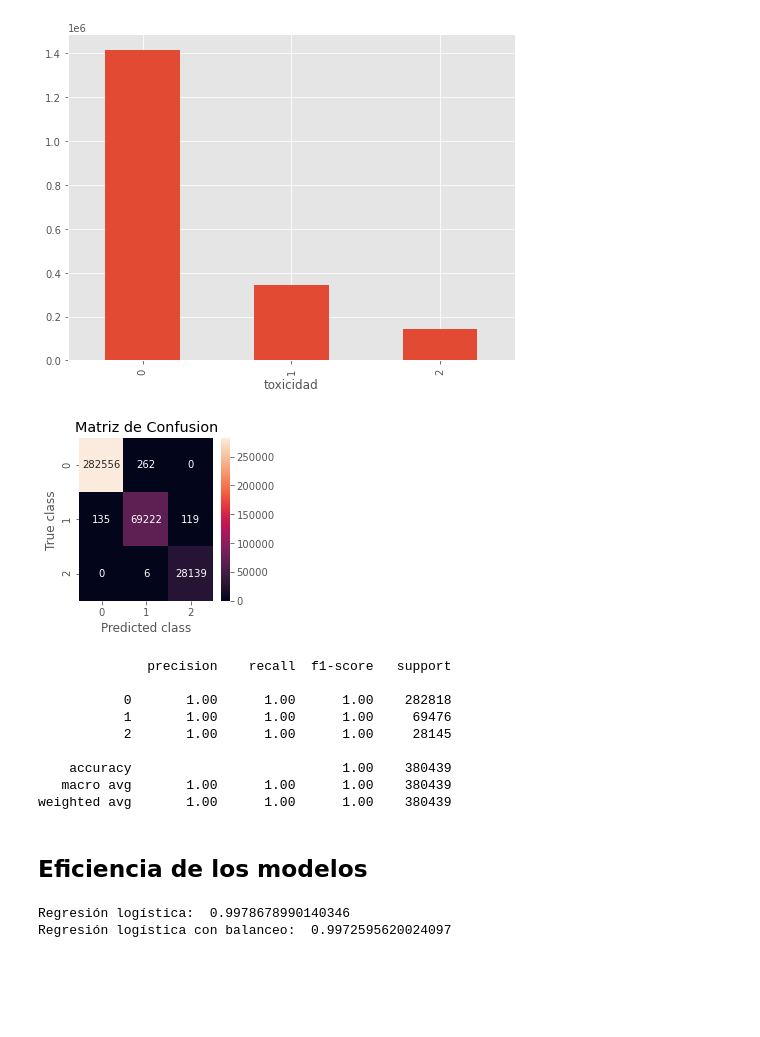
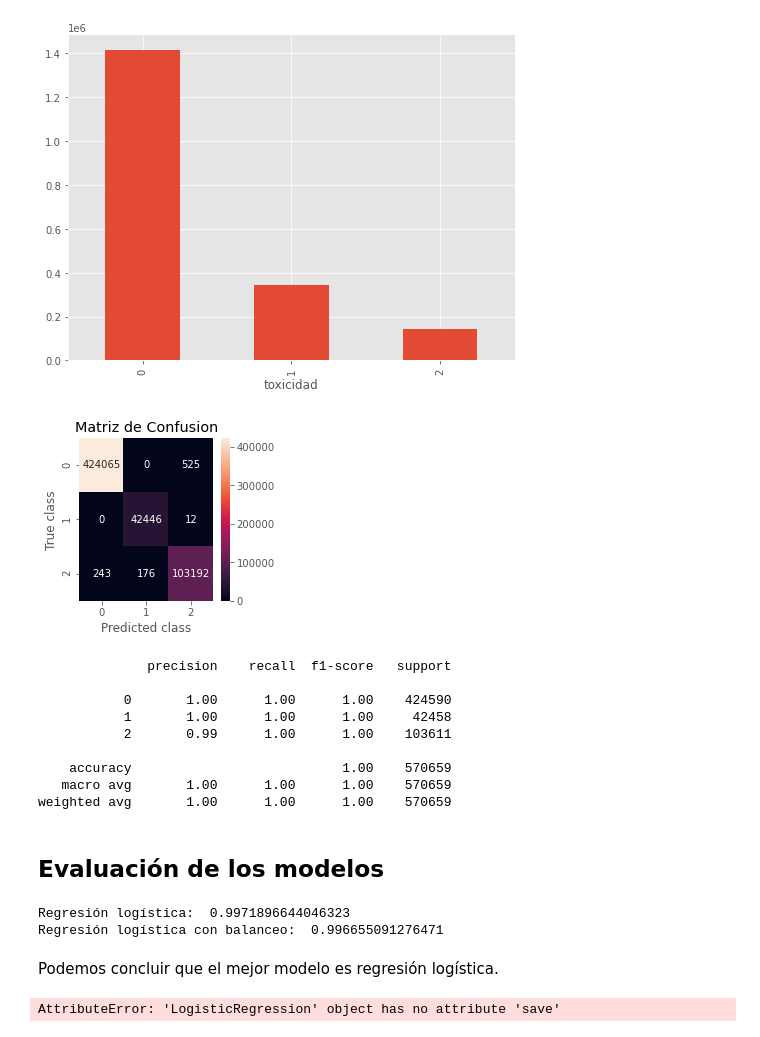
Before and after one commit to cabymetal/proyecto_integrador, a Jupyter notebook: PredicccionToxicidad.ipynb, the cells around one changed output. Drawn from its saved outputs; the diff is of its cells as text; code cells hidden in the pictures; blank space fills up the shorter version.

```diff
--- a/PredicccionToxicidad.ipynb
+++ b/PredicccionToxicidad.ipynb
@@ -372,5 +378,6 @@ col = ['toxic','severe_toxicity','obscene','identity_attack','insult','threat']
 X_class = X_train_cluster[col]
 y_class = X_train_cluster['toxicidad']
 
-X_train, X_test, y_train, y_test = model_selection.train_test_split(X_class, y_class, train_size=0.8)
+#Calcular la muestra de entrenamiento y comprobación al 70%
+X_train, X_test, y_train, y_test = model_selection.train_test_split(X_class, y_class, train_size=0.7)
 # %%
@@ -399,10 +406,7 @@ np.linalg.cond(matriz)
 # %% [markdown]
 El número condición nos indica que el sistema de ecuaciones tiene inversa y por lo tanto, tiene solución.
 # %%
-LRmodel = LogisticRegression(C=1.0,penalty='l2',random_state=1,solver="newton-cg")
-LRmodel.fit(X_train, y_train)
-
-pred_yLR = LRmodel.predict(X_test)
-
-mostrar_resultados(y_test, pred_yLR)
+LRmodel = LogisticRegression(C=1.0,penalty='l2',random_state=1,solver="newton-cg",multi_class="multinomial")
+resultLRmodel = LRmodel.fit(X_train, y_train)
+resultLRmodel
 # %% [output]
@@ -499,24 +542,28 @@ plt.show()
 [figure]
 # %%
 #Regresión logistica con balanceo
-balancedRLmodel = LogisticRegression(C=1.0,penalty='l2',random_state=1,solver="newton-cg",class_weight="balanced")
+#The “balanced” mode uses the values of y to automatically adjust weights inversely proportional to class frequencies in
+#the input data as n_samples / (n_classes * np.bincount(y)).
+#Note that these weights will be multiplied with sample_weight (passed through the fit method) if sample_weight is specified.
+
+balancedRLmodel = LogisticRegression(C=1.0,penalty='l2',random_state=1,solver="newton-cg",multi_class="multinomial",class_weight="balanced")
 balancedRLmodel.fit(X_train, y_train)
 
 pred_ybalancedRL = balancedRLmodel.predict(X_test)
 mostrar_resultados(y_test, pred_ybalancedRL)
 # %% [output]
-[figure, old version]
+[figure, new version]
               precision    recall  f1-score   support
 
-           0       1.00      1.00      1.00    282818
-           1       1.00      1.00      1.00     69476
-           2       1.00      1.00      1.00     28145
+           0       1.00      1.00      1.00    424590
+           1       1.00      1.00      1.00     42458
+           2       0.99      1.00      1.00    103611
 
-    accuracy                           1.00    380439
-   macro avg       1.00      1.00      1.00    380439
-weighted avg       1.00      1.00      1.00    380439
+    accuracy                           1.00    570659
+   macro avg       1.00      1.00      1.00    570659
+weighted avg       1.00      1.00      1.00    570659
 # %% [markdown]
-## Eficiencia de los modelos
+## Evaluación de los modelos
 # %%
 #Definir una metrica basada en Rogers y Tanimoto (1960)
 def obtener_eficiencia(pred_y):
@@ -530,15 +577,21 @@ def obtener_eficiencia(pred_y):
 # %%
 #Eficiencia de los modelos
 print("Regresión logística: ",obtener_eficiencia(pred_yLR))
-#print("RIDGE: ",obtener_eficiencia(pred_yRidge))
-#print("LASSO: ",obtener_eficiencia(pred_yLasso))
 print("Regresión logística con balanceo: ",obtener_eficiencia(pred_ybalancedRL))
 # %% [output]
-Regresión logística:  0.9978678990140346
-Regresión logística con balanceo:  0.9972595620024097
+Regresión logística:  0.9971896644046323
+Regresión logística con balanceo:  0.996655091276471
+# %% [markdown]
+Podemos concluir que el mejor modelo es regresión logística.
 # %%
 #creamos una función que crea el modelo que usaremos, con el mejor modelo encontrado
 #def run_model(X_train, y_train):
 #    clf_base = LogisticRegression(C=1.0,penalty='l2',random_state=1,solver="newton-cg")
 #    clf_base.fit(X_train, y_train)
 #    return clf_base
+
+##clf.save("file.model")
+
+LRmodel
+# %% [output]
+AttributeError: 'LogisticRegression' object has no attribute 'save'
```
Also changed, not shown: parts of 24 cells of this notebook.
